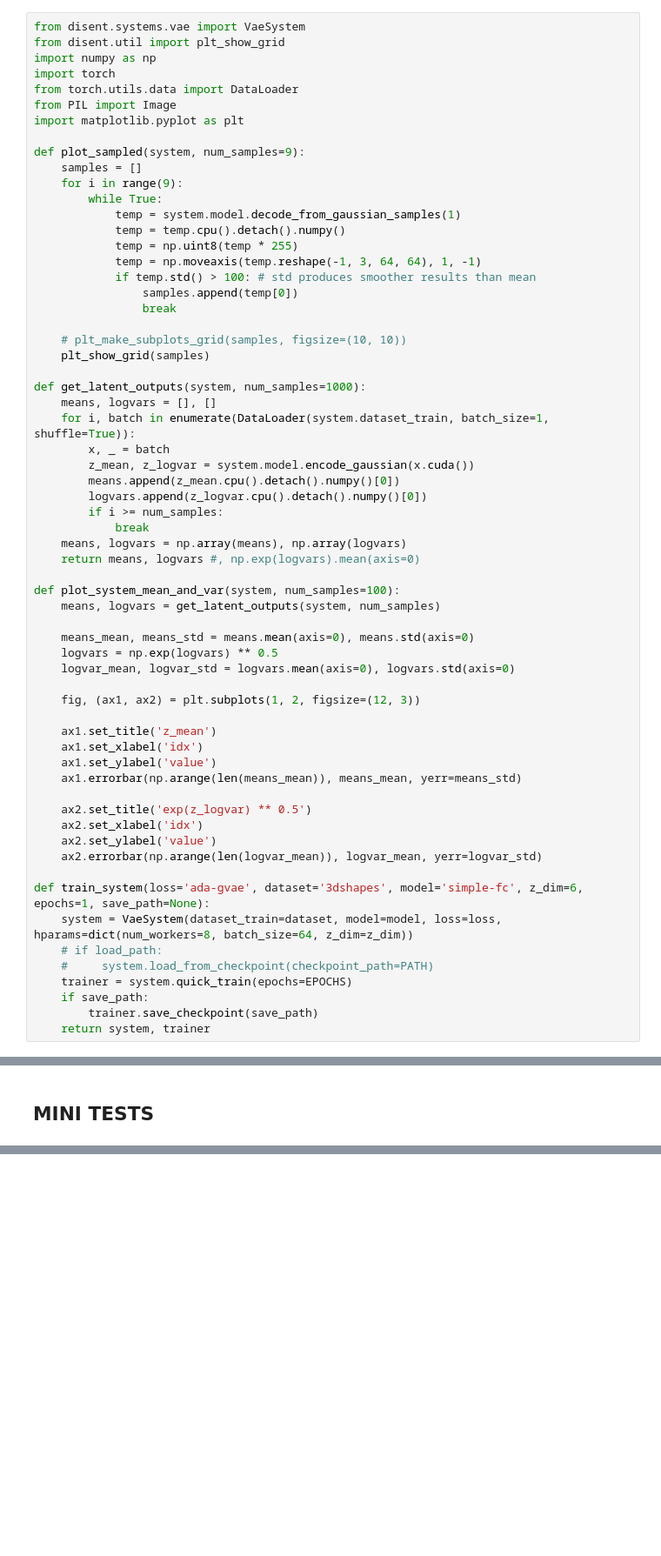
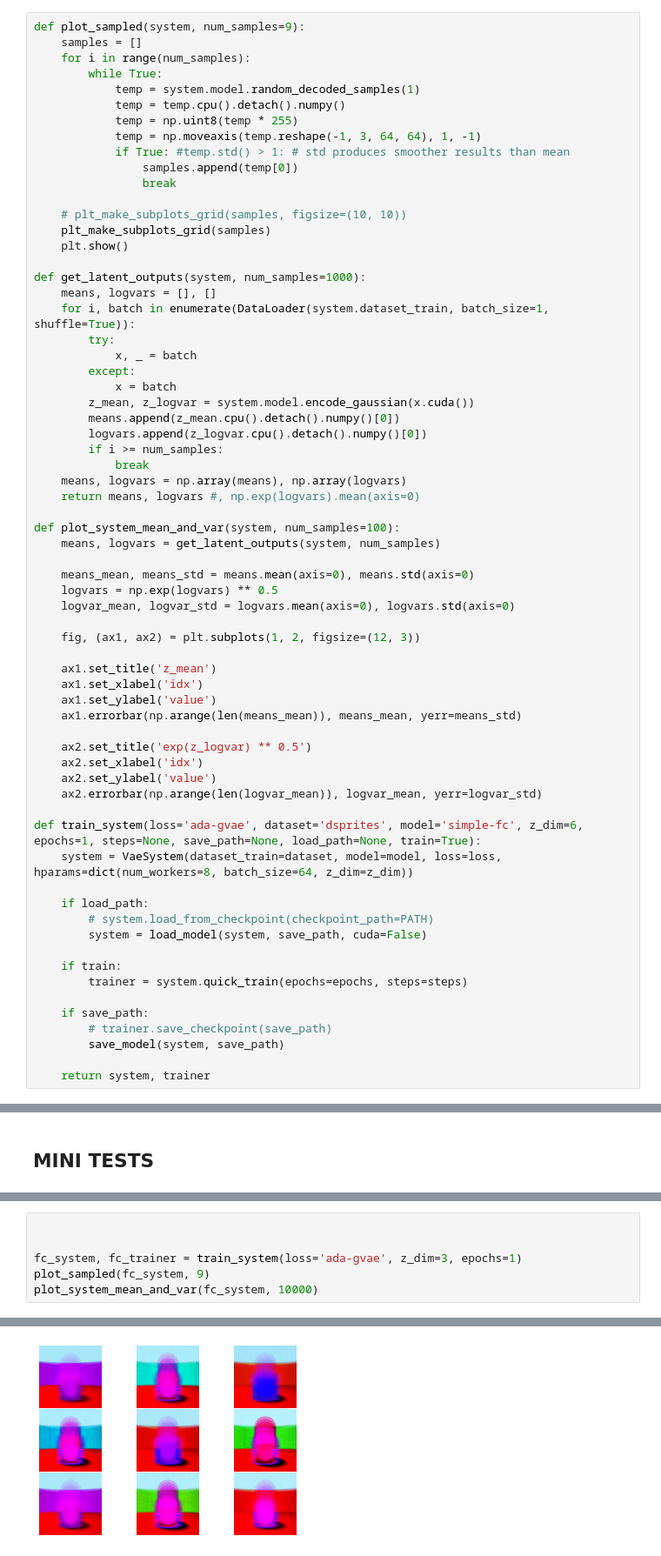
Before and after one commit to nmichlo/disent, a Jupyter notebook: main.ipynb, the cells around one changed output, grey strips where cells are left out. Shown at 87% size. Cells and saved outputs as stored; diff of their text form; blank space fills up the shorter version.

```diff
--- a/main.ipynb
+++ b/main.ipynb
@@ -1,31 +16,27 @@
 # %%
-from disent.systems.vae import VaeSystem
-from disent.util import plt_show_grid
-import numpy as np
-import torch
-from torch.utils.data import DataLoader
-from PIL import Image
-import matplotlib.pyplot as plt
-
 def plot_sampled(system, num_samples=9):
     samples = []
-    for i in range(9):
+    for i in range(num_samples):
         while True:
-            temp = system.model.decode_from_gaussian_samples(1)
+            temp = system.model.random_decoded_samples(1)
             temp = temp.cpu().detach().numpy()
             temp = np.uint8(temp * 255)
             temp = np.moveaxis(temp.reshape(-1, 3, 64, 64), 1, -1)
-            if temp.std() > 100: # std produces smoother results than mean
+            if True: #temp.std() > 1: # std produces smoother results than mean
                 samples.append(temp[0])
                 break
 
     # plt_make_subplots_grid(samples, figsize=(10, 10))
-    plt_show_grid(samples)
+    plt_make_subplots_grid(samples)
+    plt.show()
 
 def get_latent_outputs(system, num_samples=1000):
     means, logvars = [], []
     for i, batch in enumerate(DataLoader(system.dataset_train, batch_size=1, shuffle=True)):
-        x, _ = batch
+        try:
+            x, _ = batch
+        except:
+            x = batch
         z_mean, z_logvar = system.model.encode_gaussian(x.cuda())
         means.append(z_mean.cpu().detach().numpy()[0])
         logvars.append(z_logvar.cpu().detach().numpy()[0])
@@ -53,11 +64,18 @@ def plot_system_mean_and_var(system, num_samples=100):
     ax2.set_ylabel('value')
     ax2.errorbar(np.arange(len(logvar_mean)), logvar_mean, yerr=logvar_std)
 
-def train_system(loss='ada-gvae', dataset='3dshapes', model='simple-fc', z_dim=6, epochs=1, save_path=None):
+def train_system(loss='ada-gvae', dataset='dsprites', model='simple-fc', z_dim=6, epochs=1, steps=None, save_path=None, load_path=None, train=True):
     system = VaeSystem(dataset_train=dataset, model=model, loss=loss, hparams=dict(num_workers=8, batch_size=64, z_dim=z_dim))
-    # if load_path:
-    #     system.load_from_checkpoint(checkpoint_path=PATH)
-    trainer = system.quick_train(epochs=EPOCHS)
+
+    if load_path:
+        # system.load_from_checkpoint(checkpoint_path=PATH)
+        system = load_model(system, save_path, cuda=False)
+
+    if train:
+        trainer = system.quick_train(epochs=epochs, steps=steps)
+
     if save_path:
-        trainer.save_checkpoint(save_path)
+        # trainer.save_checkpoint(save_path)
+        save_model(system, save_path)
+
     return system, trainer
@@ -117,0 +151,7 @@ INFO:lightning:
+# %%
+
+
+fc_system, fc_trainer = train_system(loss='ada-gvae', z_dim=3, epochs=1)
+plot_sampled(fc_system, 9)
+plot_system_mean_and_var(fc_system, 10000)
+# %% [output]
@@ -117,0 +175 @@ INFO:lightning:
+[figure, added]
```
Also changed, not shown: parts of 16 cells of this notebook, 15 other files.
